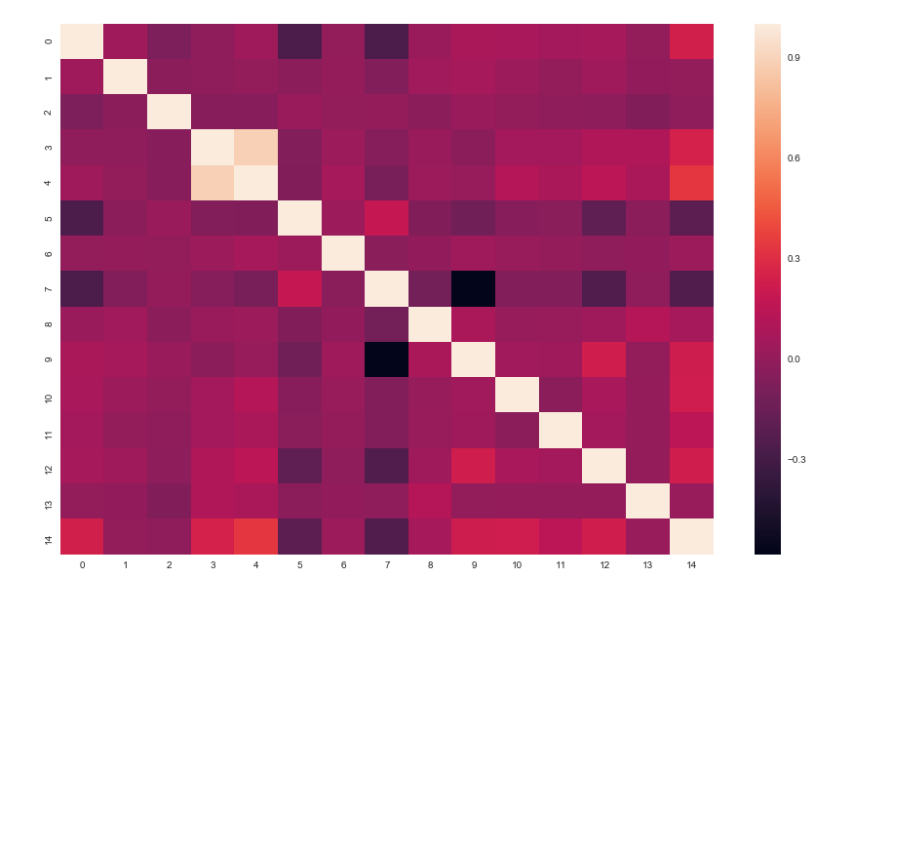
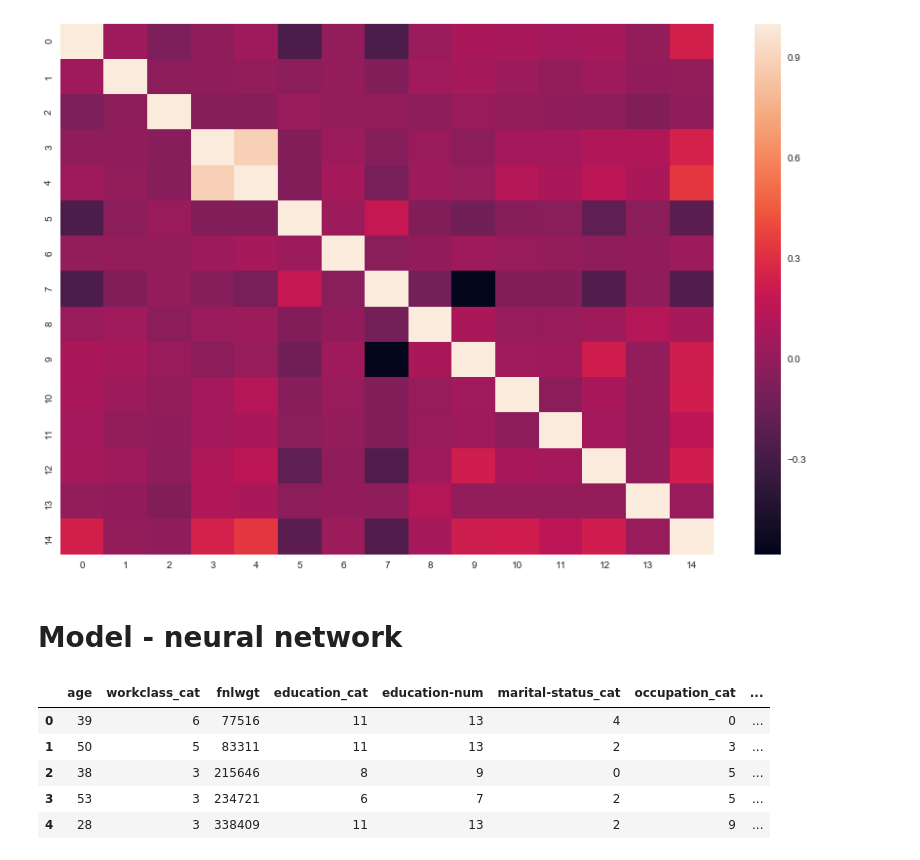
Before and after one commit to SanzharAmirzhan/Pattern-Recognition, a Jupyter notebook: Project/models/Presentation.ipynb, the cells around one changed output. Saved outputs shown, nothing was run; the diff lists cells and outputs as text; code cells hidden in the pictures; blank space fills up the shorter version.

```diff
--- a/Project/models/visual.ipynb
+++ b/Project/models/Presentation.ipynb
@@ -132,3 +140,5 @@ sns.heatmap(d.corr())
 # %% [output]
 <matplotlib.axes._subplots.AxesSubplot at 0x...>
 [figure]
+# %% [markdown]
+# Model - neural network
@@ -134,0 +148,3 @@ sns.heatmap(d.corr())
+# %%
+train = pd.read_csv('../data/adult_train.csv')
+test = pd.read_csv('../data/adult_test.csv')
@@ -134,0 +154,9 @@ sns.heatmap(d.corr())
+# %%
+X.head()
+# %% [output]
+|  | age | workclass_cat | fnlwgt | education_cat | education-num | marital-status_cat | occupation_cat | ... |
+| 0 | 39 | 6 | 77516 | 11 | 13 | 4 | 0 | ... |
+| 1 | 50 | 5 | 83311 | 11 | 13 | 2 | 3 | ... |
+| 2 | 38 | 3 | 215646 | 8 | 9 | 0 | 5 | ... |
+| 3 | 53 | 3 | 234721 | 6 | 7 | 2 | 5 | ... |
+| 4 | 28 | 3 | 338409 | 11 | 13 | 2 | 9 | ... |
```
Also changed, not shown: parts of 24 cells of this notebook, 5 other files.
